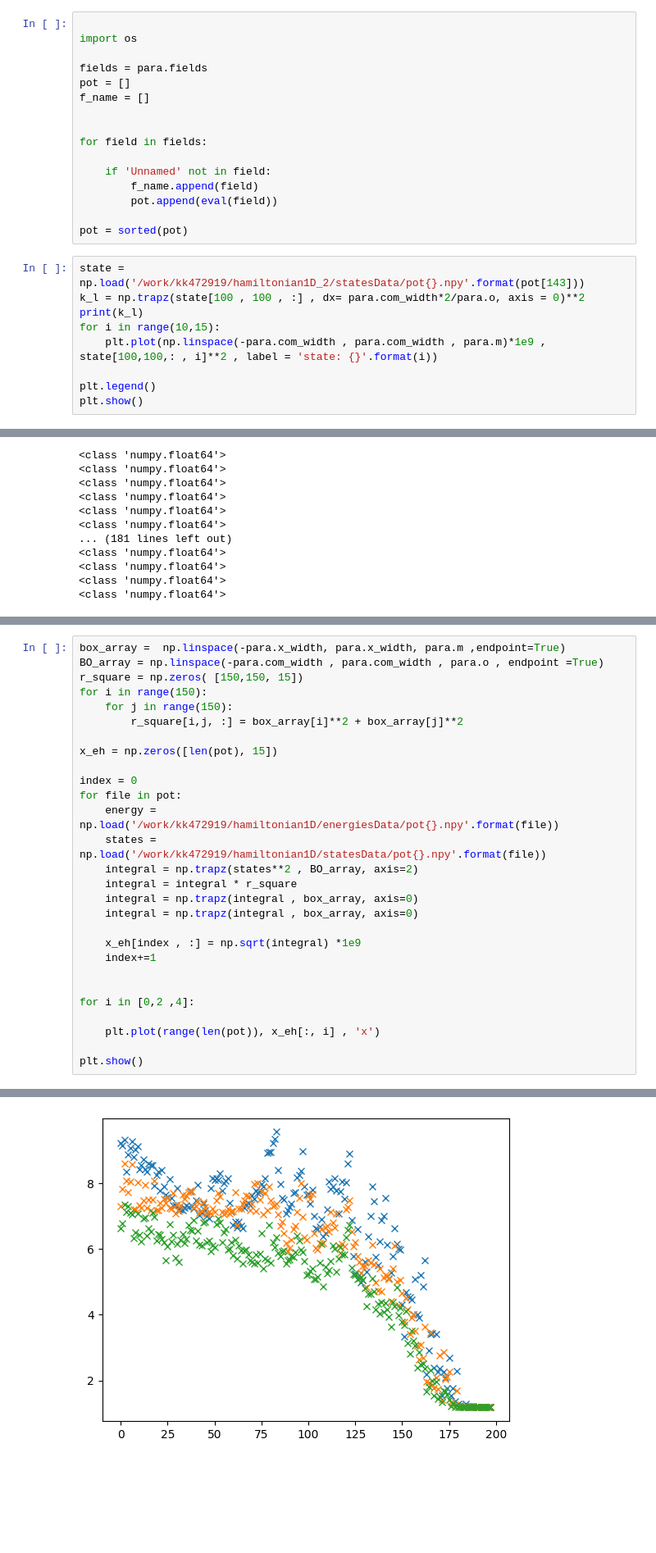
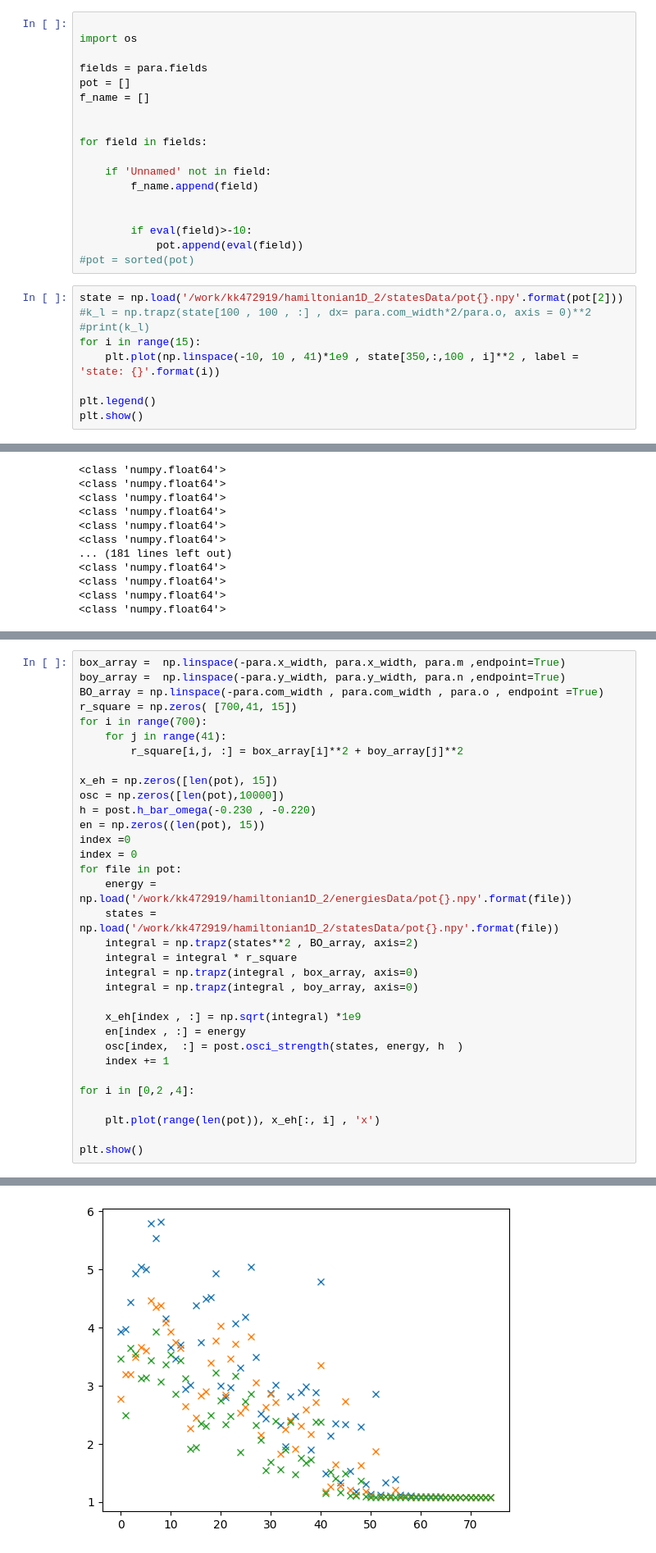
Before and after one commit to lefan99/BornOppenheimerCluster, a Jupyter notebook: plot.ipynb, the cells around one changed output, grey strips where cells are left out. Shown at 82% size. Drawn from its saved outputs; the diff is of its cells as text; blank space fills up the shorter version.

```diff
--- a/plot.ipynb
+++ b/plot.ipynb
@@ -34,15 +53,17 @@ for field in fields:
 
     if 'Unnamed' not in field:
         f_name.append(field)
-        pot.append(eval(field))
 
-pot = sorted(pot)
+
+        if eval(field)>-10:
+            pot.append(eval(field))
+#pot = sorted(pot)
 # %%
-state = np.load('/work/kk472919/hamiltonian1D_2/statesData/pot{}.npy'.format(pot[143]))
-k_l = np.trapz(state[100 , 100 , :] , dx= para.com_width*2/para.o, axis = 0)**2
-print(k_l)
-for i in range(10,15):
-    plt.plot(np.linspace(-para.com_width , para.com_width , para.m)*1e9 , state[100,100,: , i]**2 , label = 'state: {}'.format(i))
+state = np.load('/work/kk472919/hamiltonian1D_2/statesData/pot{}.npy'.format(pot[2]))
+#k_l = np.trapz(state[100 , 100 , :] , dx= para.com_width*2/para.o, axis = 0)**2
+#print(k_l)
+for i in range(15):
+    plt.plot(np.linspace(-10, 10 , 41)*1e9 , state[350,:,100 , i]**2 , label = 'state: {}'.format(i))
 
 plt.legend()
 plt.show()
@@ -140,25 +158,30 @@ pot[140]
 # %%
 box_array =  np.linspace(-para.x_width, para.x_width, para.m ,endpoint=True)
+boy_array =  np.linspace(-para.y_width, para.y_width, para.n ,endpoint=True)
 BO_array = np.linspace(-para.com_width , para.com_width , para.o , endpoint =True)
-r_square = np.zeros( [150,150, 15])
-for i in range(150):
-    for j in range(150):
-        r_square[i,j, :] = box_array[i]**2 + box_array[j]**2
+r_square = np.zeros( [700,41, 15])
+for i in range(700):
+    for j in range(41):
+        r_square[i,j, :] = box_array[i]**2 + boy_array[j]**2
 
 x_eh = np.zeros([len(pot), 15])
-
+osc = np.zeros([len(pot),10000])
+h = post.h_bar_omega(-0.230 , -0.220)
+en = np.zeros((len(pot), 15))
+index =0
 index = 0
 for file in pot:
-    energy = np.load('/work/kk472919/hamiltonian1D/energiesData/pot{}.npy'.format(file))
-    states = np.load('/work/kk472919/hamiltonian1D/statesData/pot{}.npy'.format(file))
+    energy = np.load('/work/kk472919/hamiltonian1D_2/energiesData/pot{}.npy'.format(file))
+    states = np.load('/work/kk472919/hamiltonian1D_2/statesData/pot{}.npy'.format(file))
     integral = np.trapz(states**2 , BO_array, axis=2)
     integral = integral * r_square
     integral = np.trapz(integral , box_array, axis=0)
-    integral = np.trapz(integral , box_array, axis=0)
+    integral = np.trapz(integral , boy_array, axis=0)
 
     x_eh[index , :] = np.sqrt(integral) *1e9
-    index+=1
-
+    en[index , :] = energy
+    osc[index,  :] = post.osci_strength(states, energy, h  )
+    index += 1
 
 for i in [0,2 ,4]:
 
@@ -169,4 +210,4 @@ plt.show()
-[figure, old version]
+[figure, new version]
 # %%
 e_n = np.zeros([len(pot) , 15])
 x = np.zeros((len(pot),15))
```
Also changed, not shown: parts of 12 cells of this notebook, 5 other files.
